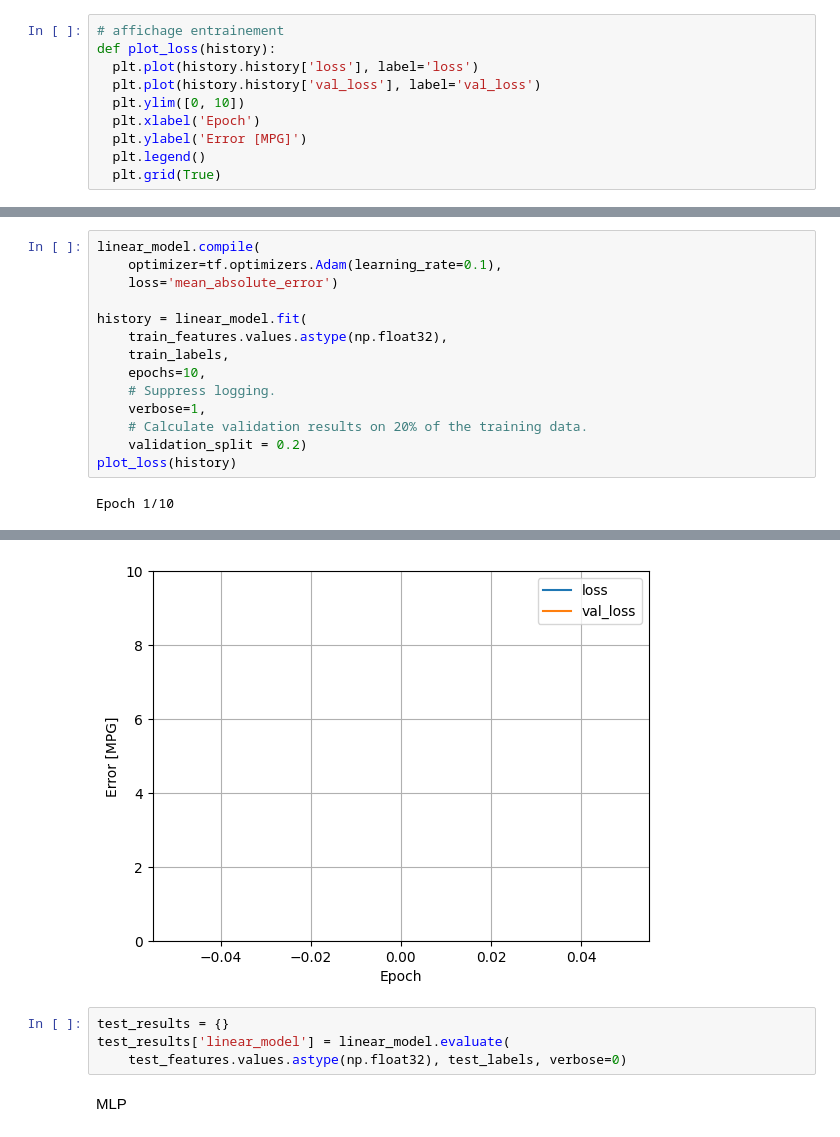
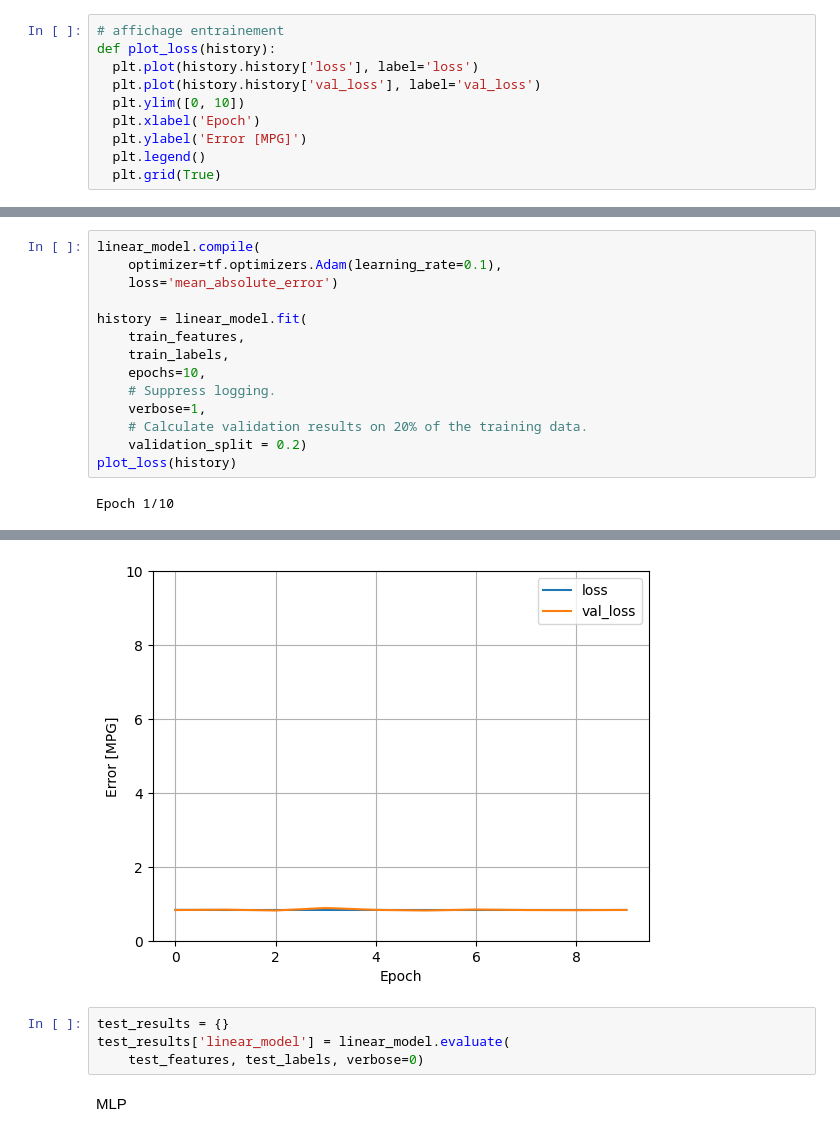
Before and after one commit to Elesdes/4IABD_DL, a Jupyter notebook: Untitled.ipynb, the cells around one changed output, grey strips where cells are left out. Drawn from its saved outputs; the diff is of its cells as text.

Commit message:
deuxieme test linear mlp qui marche mais avec remise en question sur la pertinence de l'id book

```diff
--- a/Untitled.ipynb
+++ b/Untitled.ipynb
@@ -147,7 +160,7 @@ linear_model.compile(
     loss='mean_absolute_error')
 
 history = linear_model.fit(
-    train_features.values.astype(np.float32),
+    train_features,
     train_labels,
     epochs=10,
     # Suppress logging.
@@ -179,8 +192,8 @@ Epoch 10/10
-[figure, old version]
+[figure, new version]
 # %%
 test_results = {}
 test_results['linear_model'] = linear_model.evaluate(
-    test_features.values.astype(np.float32), test_labels, verbose=0)
+    test_features, test_labels, verbose=0)
 # %% [markdown]
 MLP
 # %%
```
Also changed, not shown: parts of 14 cells of this notebook, 10 other files.
